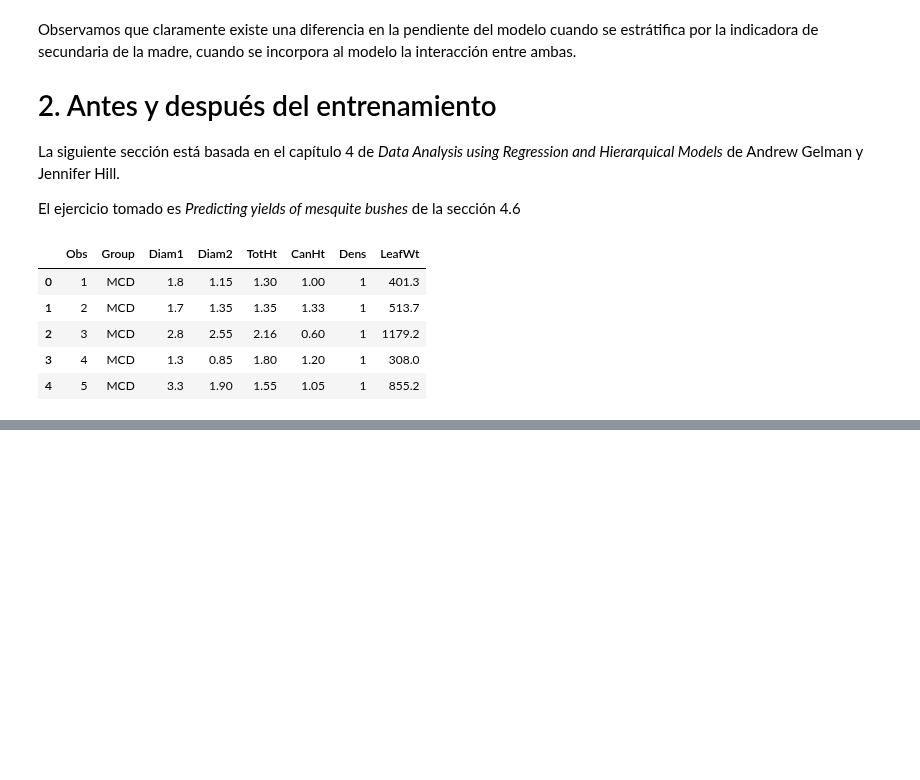
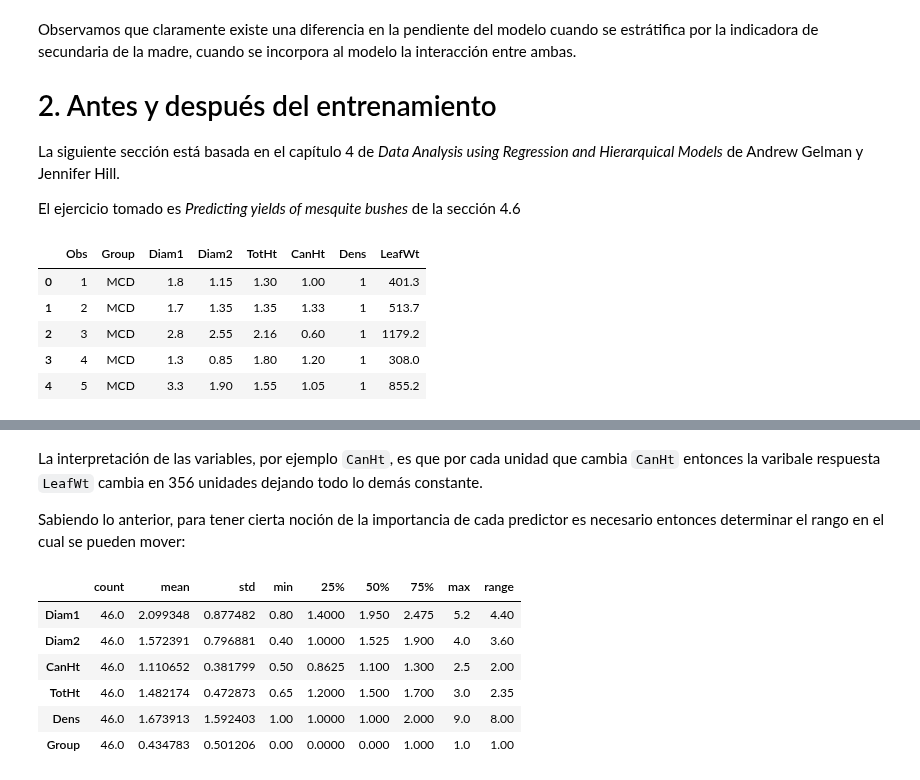
Before and after one commit to CAMM961001/bayesian_analysis, a Jupyter notebook: notebooks/03_regresion_lineal.ipynb, the cells around one changed output, grey strips where cells are left out. Drawn from its saved outputs; the diff is of its cells as text; code cells hidden in the pictures; blank space fills up the shorter version.

```diff
--- a/notebooks/03_regresion_lineal.ipynb
+++ b/notebooks/03_regresion_lineal.ipynb
@@ -378,0 +380,20 @@ lin_reg.
+# %% [markdown]
+La interpretación de las variables, por ejemplo `CanHt`, es que por cada unidad que cambia `CanHt` entonces la varibale respuesta `LeafWt` cambia en 356 unidades dejando todo lo demás constante.
+
+Sabiendo lo anterior, para tener cierta noción de la importancia de cada predictor es necesario entonces determinar el rango en el cual se pueden mover:
+# %%
+(
+    x_train
+    .iloc[:, 1:]
+    .describe().T
+    .assign(
+        range = lambda df: df['max'] - df['min'])
+)
+# %% [output]
+|  | count | mean | std | min | 25% | 50% | 75% | max | range |
+| Diam1 | 46.0 | 2.099348 | 0.877482 | 0.80 | 1.4000 | 1.950 | 2.475 | 5.2 | 4.40 |
+| Diam2 | 46.0 | 1.572391 | 0.796881 | 0.40 | 1.0000 | 1.525 | 1.900 | 4.0 | 3.60 |
+| CanHt | 46.0 | 1.110652 | 0.381799 | 0.50 | 0.8625 | 1.100 | 1.300 | 2.5 | 2.00 |
+| TotHt | 46.0 | 1.482174 | 0.472873 | 0.65 | 1.2000 | 1.500 | 1.700 | 3.0 | 2.35 |
+| Dens | 46.0 | 1.673913 | 1.592403 | 1.00 | 1.0000 | 1.000 | 2.000 | 9.0 | 8.00 |
+| Group | 46.0 | 0.434783 | 0.501206 | 0.00 | 0.0000 | 0.000 | 1.000 | 1.0 | 1.00 |
```
Also changed, not shown: parts of 9 cells of this notebook.
